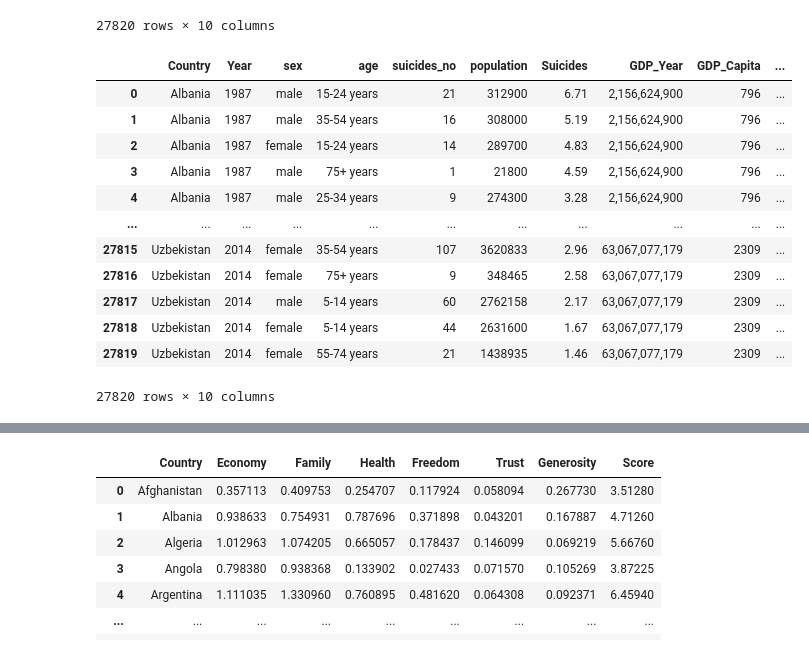
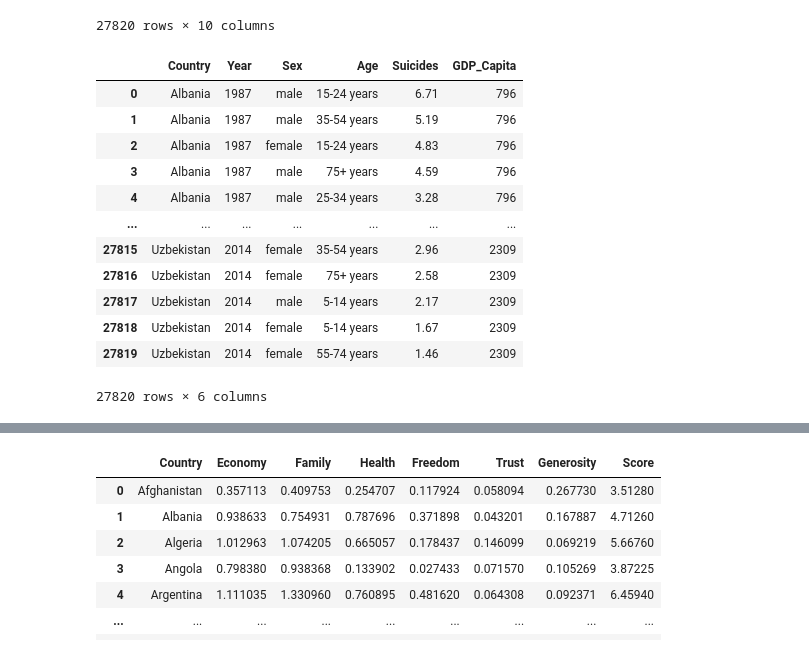
Before and after one commit to dianaxime/DM_Proyecto, a Jupyter notebook: Modelo.ipynb, the cells around one changed output, grey strips where cells are left out. Cells and saved outputs as stored; diff of their text form; code cells hidden in the pictures.

```diff
--- a/Modelo.ipynb
+++ b/Modelo.ipynb
@@ -37,26 +37,34 @@ df_suicide
 # %%
 df_suicide.rename(columns={
     'suicides/100k pop': 'Suicides',
     'country': 'Country',
     'year': 'Year',
+    'population': 'Population',
+    'age': 'Age',
+    'sex': 'Sex',
+    'generation': 'Generation',
     ' gdp_for_year ($) ': 'GDP_Year',
     'gdp_per_capita ($)': 'GDP_Capita'},
     inplace=True)
+del df_suicide["suicides_no"]
+del df_suicide["GDP_Year"]
+del df_suicide["Generation"]
+del df_suicide["Population"]
 df_suicide
 # %% [output]
-|  | Country | Year | sex | age | suicides_no | population | Suicides | GDP_Year | GDP_Capita | ... |
-| 0 | Albania | 1987 | male | 15-24 years | 21 | 312900 | 6.71 | 2,156,624,900 | 796 | ... |
-| 1 | Albania | 1987 | male | 35-54 years | 16 | 308000 | 5.19 | 2,156,624,900 | 796 | ... |
-| 2 | Albania | 1987 | female | 15-24 years | 14 | 289700 | 4.83 | 2,156,624,900 | 796 | ... |
-| 3 | Albania | 1987 | male | 75+ years | 1 | 21800 | 4.59 | 2,156,624,900 | 796 | ... |
-| 4 | Albania | 1987 | male | 25-34 years | 9 | 274300 | 3.28 | 2,156,624,900 | 796 | ... |
-| ... | ... | ... | ... | ... | ... | ... | ... | ... | ... | ... |
-| 27815 | Uzbekistan | 2014 | female | 35-54 years | 107 | 3620833 | 2.96 | 63,067,077,179 | 2309 | ... |
-| 27816 | Uzbekistan | 2014 | female | 75+ years | 9 | 348465 | 2.58 | 63,067,077,179 | 2309 | ... |
-| 27817 | Uzbekistan | 2014 | male | 5-14 years | 60 | 2762158 | 2.17 | 63,067,077,179 | 2309 | ... |
-| 27818 | Uzbekistan | 2014 | female | 5-14 years | 44 | 2631600 | 1.67 | 63,067,077,179 | 2309 | ... |
-| 27819 | Uzbekistan | 2014 | female | 55-74 years | 21 | 1438935 | 1.46 | 63,067,077,179 | 2309 | ... |
+|  | Country | Year | Sex | Age | Suicides | GDP_Capita |
+| 0 | Albania | 1987 | male | 15-24 years | 6.71 | 796 |
+| 1 | Albania | 1987 | male | 35-54 years | 5.19 | 796 |
+| 2 | Albania | 1987 | female | 15-24 years | 4.83 | 796 |
+| 3 | Albania | 1987 | male | 75+ years | 4.59 | 796 |
+| 4 | Albania | 1987 | male | 25-34 years | 3.28 | 796 |
+| ... | ... | ... | ... | ... | ... | ... |
+| 27815 | Uzbekistan | 2014 | female | 35-54 years | 2.96 | 2309 |
+| 27816 | Uzbekistan | 2014 | female | 75+ years | 2.58 | 2309 |
+| 27817 | Uzbekistan | 2014 | male | 5-14 years | 2.17 | 2309 |
+| 27818 | Uzbekistan | 2014 | female | 5-14 years | 1.67 | 2309 |
+| 27819 | Uzbekistan | 2014 | female | 55-74 years | 1.46 | 2309 |
-27820 rows × 10 columns
+27820 rows × 6 columns
 # %%
 country_rate = df_suicide.groupby('Country').Suicides.mean().reset_index()
 # %%
```
Also changed, not shown: parts of 5 cells of this notebook.
